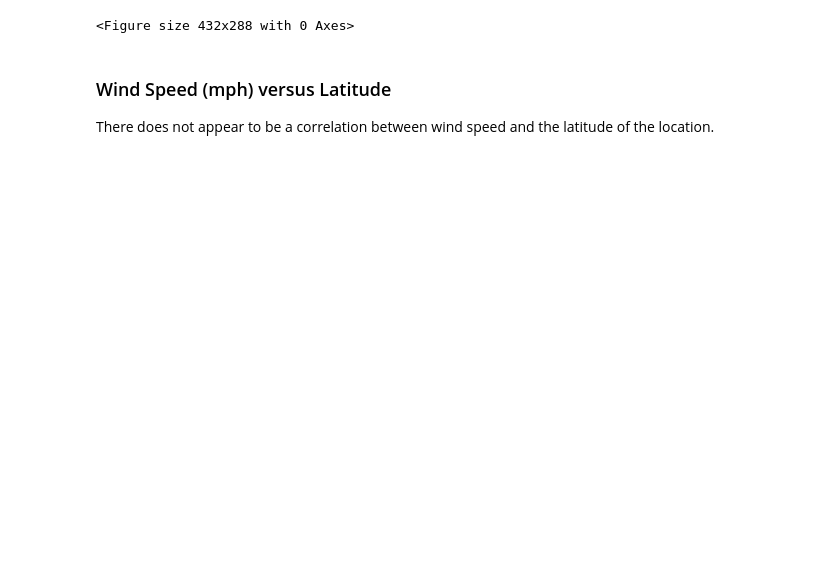
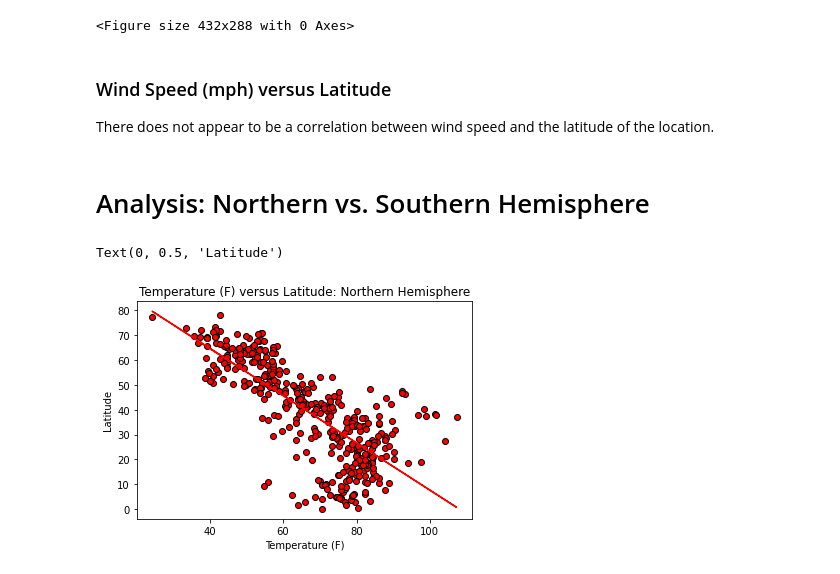
Before and after one commit to Lbrady1025/python-api-challenge, a Jupyter notebook: WeatherPy.ipynb, the cells around one changed output. Cells and saved outputs as stored; diff of their text form; code cells hidden in the pictures; blank space fills up the shorter version.

Commit message:
begin northern vs. southern hemisphere comparison

```diff
--- a/WeatherPy.ipynb
+++ b/WeatherPy.ipynb
@@ -209,3 +210,23 @@ plt.savefig("Results/WeatherPy/ws_vs_lat.png")
 # %% [markdown]
 ### Wind Speed (mph) versus Latitude
 There does not appear to be a correlation between wind speed and the latitude of the location.
+# %% [markdown]
+# Analysis: Northern vs. Southern Hemisphere
+# %%
+n_hemi = citydata_df.loc[(citydata_df["Lat"] > 0)]
+
+x_axis = n_hemi["Temp (F)"]
+y_axis = n_hemi["Lat"]
+
+(slope, intercept, rvalue, pvalue, stderr) = linregress(x_axis.astype(float), y_axis)
+regress_values = x_axis * slope + intercept
+
+plt.scatter(x_axis,y_axis,edgecolors="black",color="red")
+plt.plot(x_axis,regress_values,"r-")
+
+plt.title("Temperature (F) versus Latitude: Northern Hemisphere")
+plt.xlabel("Temperature (F)")
+plt.ylabel("Latitude")
+# %% [output]
+Text(0, 0.5, 'Latitude')
+[figure, added]
```
Also changed, not shown: parts of 11 cells of this notebook, 1 other file.
